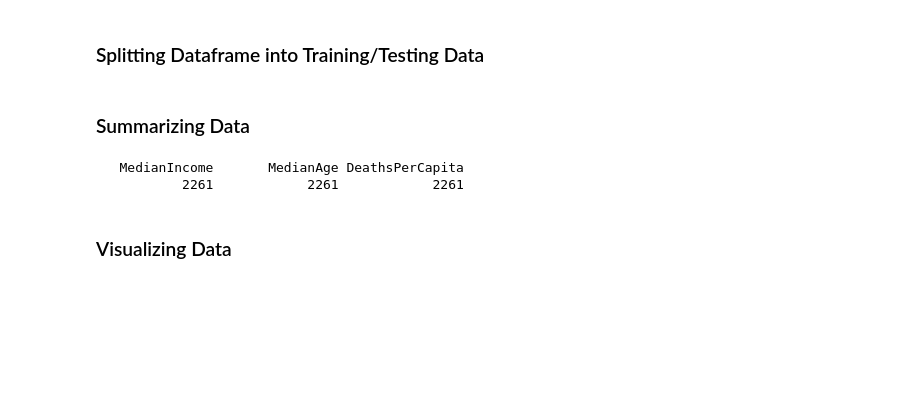
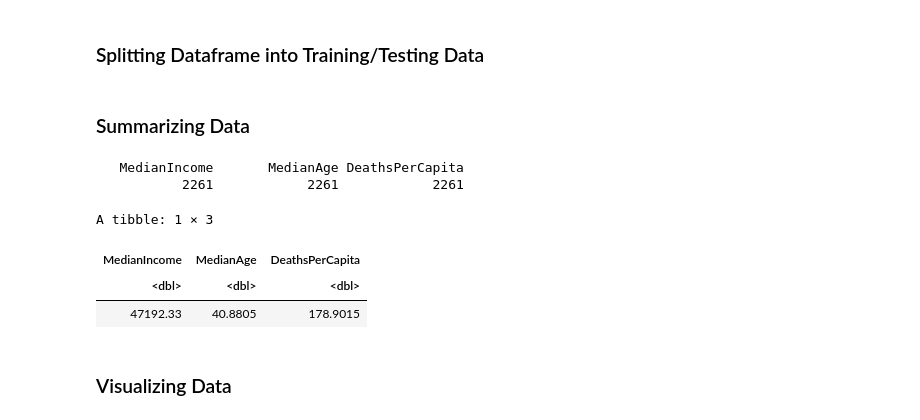
Before and after one commit to caswellbrett/CancerMortalityPrediction, a Jupyter notebook: Proposal.ipynb, the cells around one changed output. Cells and saved outputs as stored; diff of their text form; code cells hidden in the pictures; blank space fills up the shorter version.

Commit message:
Added mean summary and references

```diff
--- a/Proposal.ipynb
+++ b/Proposal.ipynb
@@ -57,9 +57,16 @@ cancer_test <- testing(cancer_split)
 # %%
 cancer_count <- colSums(!is.na(cancer_training))
 cancer_count
+
+cancer_avg <- map_df(cancer_training, mean)
+cancer_avg
 # %% [output]
    MedianIncome       MedianAge DeathsPerCapita
            2261            2261            2261
+A tibble: 1 × 3
+| MedianIncome | MedianAge | DeathsPerCapita |
+| <dbl> | <dbl> | <dbl> |
+| 47192.33 | 40.8805 | 178.9015 |
 # %% [markdown]
 ### Visualizing Data
 # %%
```
Also changed, not shown: parts of 2 cells of this notebook.
